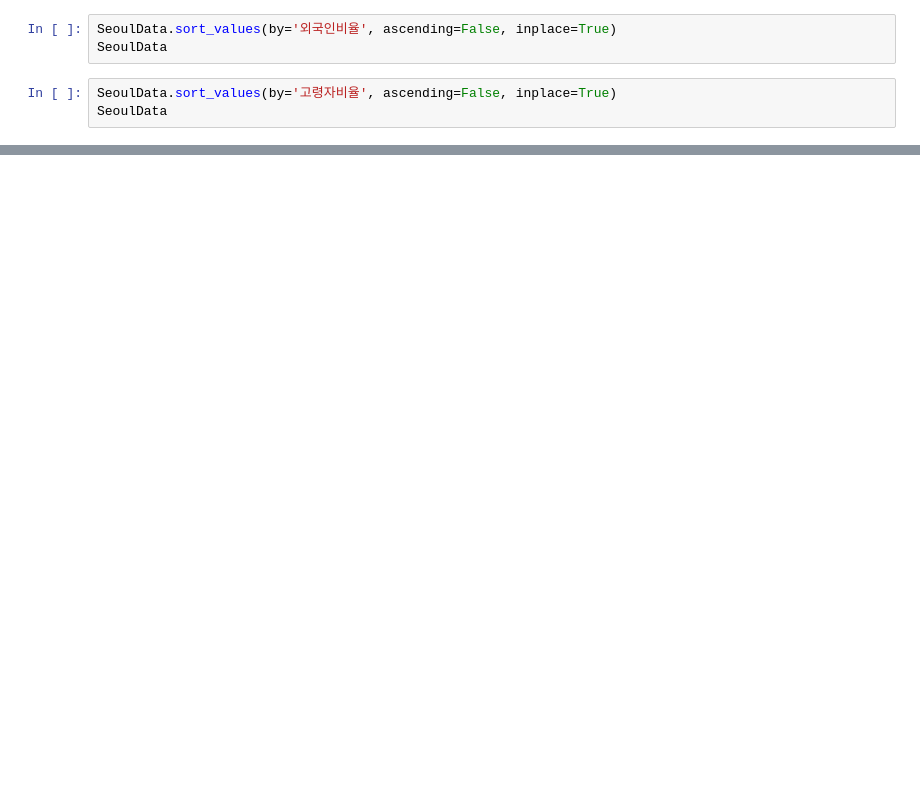
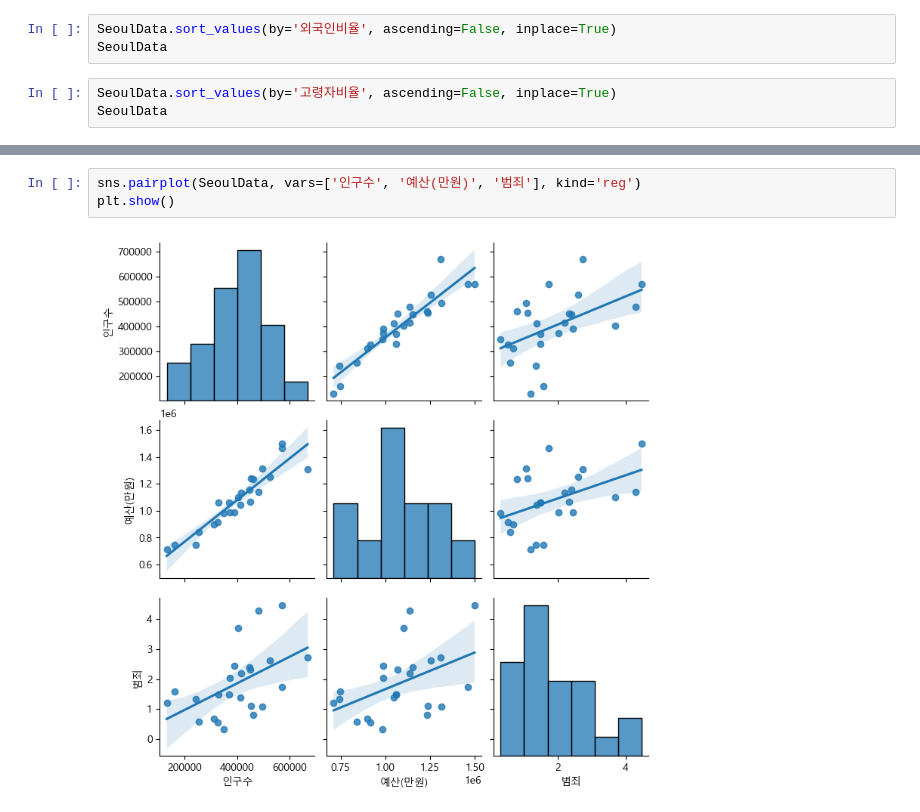
Before and after one commit to 5peaker/engineering-pancake, a Jupyter notebook: SeoulData.ipynb, the cells around one changed output, grey strips where cells are left out. Cells and saved outputs as stored; diff of their text form; blank space fills up the shorter version.

```diff
--- a/SeoulData.ipynb
+++ b/SeoulData.ipynb
@@ -187,0 +206,5 @@ SeoulData_sortBudget은 예산 기준으로 정리
+# %%
+sns.pairplot(SeoulData, vars=['인구수', '예산(만원)', '범죄'], kind='reg')
+plt.show()
+# %% [output]
+[figure, added]
```
Also changed, not shown: parts of 13 cells of this notebook, 1 other file.
